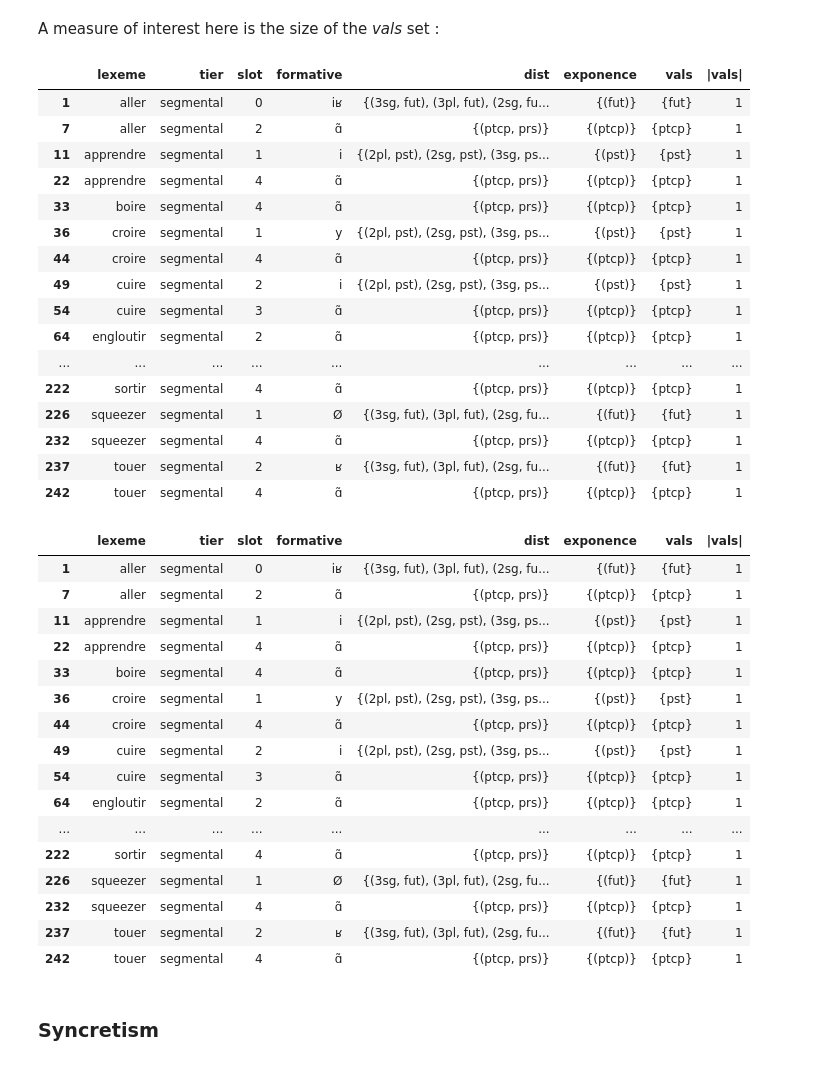
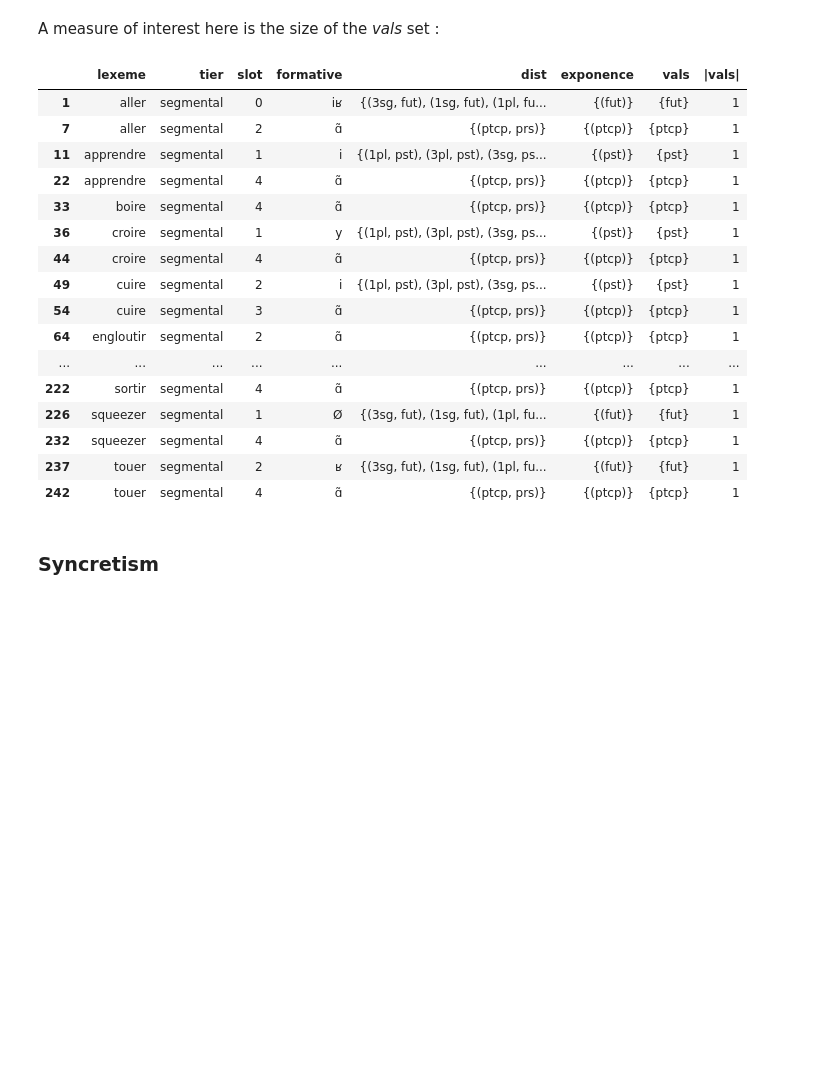
Before and after one commit to maecarroll/setMorph, a Jupyter notebook: ExponenceTypology.ipynb, the cells around one changed output. Drawn from its saved outputs; the diff is of its cells as text; code cells hidden in the pictures; blank space fills up the shorter version.

```diff
--- a/ExponenceTypology.ipynb
+++ b/ExponenceTypology.ipynb
@@ -220,43 +189,25 @@ $$
 # %% [markdown]
 A measure of interest here is the size of the *vals* set :
 # %%
-sm.count_elts(exponents, "vals", "|vals|")
 exponents[exponents["|vals|"]==1]
 # %% [output]
 |  | lexeme | tier | slot | formative | dist | exponence | vals | |vals| |
-| 1 | aller | segmental | 0 | iʁ | {(3sg, fut), (3pl, fut), (2sg, fu... | {(fut)} | {fut} | 1 |
+| 1 | aller | segmental | 0 | iʁ | {(3sg, fut), (1sg, fut), (1pl, fu... | {(fut)} | {fut} | 1 |
 | 7 | aller | segmental | 2 | ɑ̃ | {(ptcp, prs)} | {(ptcp)} | {ptcp} | 1 |
-| 11 | apprendre | segmental | 1 | i | {(2pl, pst), (2sg, pst), (3sg, ps... | {(pst)} | {pst} | 1 |
+| 11 | apprendre | segmental | 1 | i | {(1pl, pst), (3pl, pst), (3sg, ps... | {(pst)} | {pst} | 1 |
 | 22 | apprendre | segmental | 4 | ɑ̃ | {(ptcp, prs)} | {(ptcp)} | {ptcp} | 1 |
 | 33 | boire | segmental | 4 | ɑ̃ | {(ptcp, prs)} | {(ptcp)} | {ptcp} | 1 |
-| 36 | croire | segmental | 1 | y | {(2pl, pst), (2sg, pst), (3sg, ps... | {(pst)} | {pst} | 1 |
+| 36 | croire | segmental | 1 | y | {(1pl, pst), (3pl, pst), (3sg, ps... | {(pst)} | {pst} | 1 |
 | 44 | croire | segmental | 4 | ɑ̃ | {(ptcp, prs)} | {(ptcp)} | {ptcp} | 1 |
-| 49 | cuire | segmental | 2 | i | {(2pl, pst), (2sg, pst), (3sg, ps... | {(pst)} | {pst} | 1 |
+| 49 | cuire | segmental | 2 | i | {(1pl, pst), (3pl, pst), (3sg, ps... | {(pst)} | {pst} | 1 |
 | 54 | cuire | segmental | 3 | ɑ̃ | {(ptcp, prs)} | {(ptcp)} | {ptcp} | 1 |
 | 64 | engloutir | segmental | 2 | ɑ̃ | {(ptcp, prs)} | {(ptcp)} | {ptcp} | 1 |
 | ... | ... | ... | ... | ... | ... | ... | ... | ... |
 | 222 | sortir | segmental | 4 | ɑ̃ | {(ptcp, prs)} | {(ptcp)} | {ptcp} | 1 |
-| 226 | squeezer | segmental | 1 | Ø | {(3sg, fut), (3pl, fut), (2sg, fu... | {(fut)} | {fut} | 1 |
+| 226 | squeezer | segmental | 1 | Ø | {(3sg, fut), (1sg, fut), (1pl, fu... | {(fut)} | {fut} | 1 |
 | 232 | squeezer | segmental | 4 | ɑ̃ | {(ptcp, prs)} | {(ptcp)} | {ptcp} | 1 |
-| 237 | touer | segmental | 2 | ʁ | {(3sg, fut), (3pl, fut), (2sg, fu... | {(fut)} | {fut} | 1 |
+| 237 | touer | segmental | 2 | ʁ | {(3sg, fut), (1sg, fut), (1pl, fu... | {(fut)} | {fut} | 1 |
 | 242 | touer | segmental | 4 | ɑ̃ | {(ptcp, prs)} | {(ptcp)} | {ptcp} | 1 |
-|  | lexeme | tier | slot | formative | dist | exponence | vals | |vals| |
-| 1 | aller | segmental | 0 | iʁ | {(3sg, fut), (3pl, fut), (2sg, fu... | {(fut)} | {fut} | 1 |
-| 7 | aller | segmental | 2 | ɑ̃ | {(ptcp, prs)} | {(ptcp)} | {ptcp} | 1 |
-| 11 | apprendre | segmental | 1 | i | {(2pl, pst), (2sg, pst), (3sg, ps... | {(pst)} | {pst} | 1 |
-| 22 | apprendre | segmental | 4 | ɑ̃ | {(ptcp, prs)} | {(ptcp)} | {ptcp} | 1 |
-| 33 | boire | segmental | 4 | ɑ̃ | {(ptcp, prs)} | {(ptcp)} | {ptcp} | 1 |
-| 36 | croire | segmental | 1 | y | {(2pl, pst), (2sg, pst), (3sg, ps... | {(pst)} | {pst} | 1 |
-| 44 | croire | segmental | 4 | ɑ̃ | {(ptcp, prs)} | {(ptcp)} | {ptcp} | 1 |
-| 49 | cuire | segmental | 2 | i | {(2pl, pst), (2sg, pst), (3sg, ps... | {(pst)} | {pst} | 1 |
-| 54 | cuire | segmental | 3 | ɑ̃ | {(ptcp, prs)} | {(ptcp)} | {ptcp} | 1 |
-| 64 | engloutir | segmental | 2 | ɑ̃ | {(ptcp, prs)} | {(ptcp)} | {ptcp} | 1 |
-| ... | ... | ... | ... | ... | ... | ... | ... | ... |
-| 222 | sortir | segmental | 4 | ɑ̃ | {(ptcp, prs)} | {(ptcp)} | {ptcp} | 1 |
-| 226 | squeezer | segmental | 1 | Ø | {(3sg, fut), (3pl, fut), (2sg, fu... | {(fut)} | {fut} | 1 |
-| 232 | squeezer | segmental | 4 | ɑ̃ | {(ptcp, prs)} | {(ptcp)} | {ptcp} | 1 |
-| 237 | touer | segmental | 2 | ʁ | {(3sg, fut), (3pl, fut), (2sg, fu... | {(fut)} | {fut} | 1 |
-| 242 | touer | segmental | 4 | ɑ̃ | {(ptcp, prs)} | {(ptcp)} | {ptcp} | 1 |
 # %% [markdown]
 ### Syncretism
 # %% [markdown]
```
Also changed, not shown: parts of 20 cells of this notebook, 10 other files.
